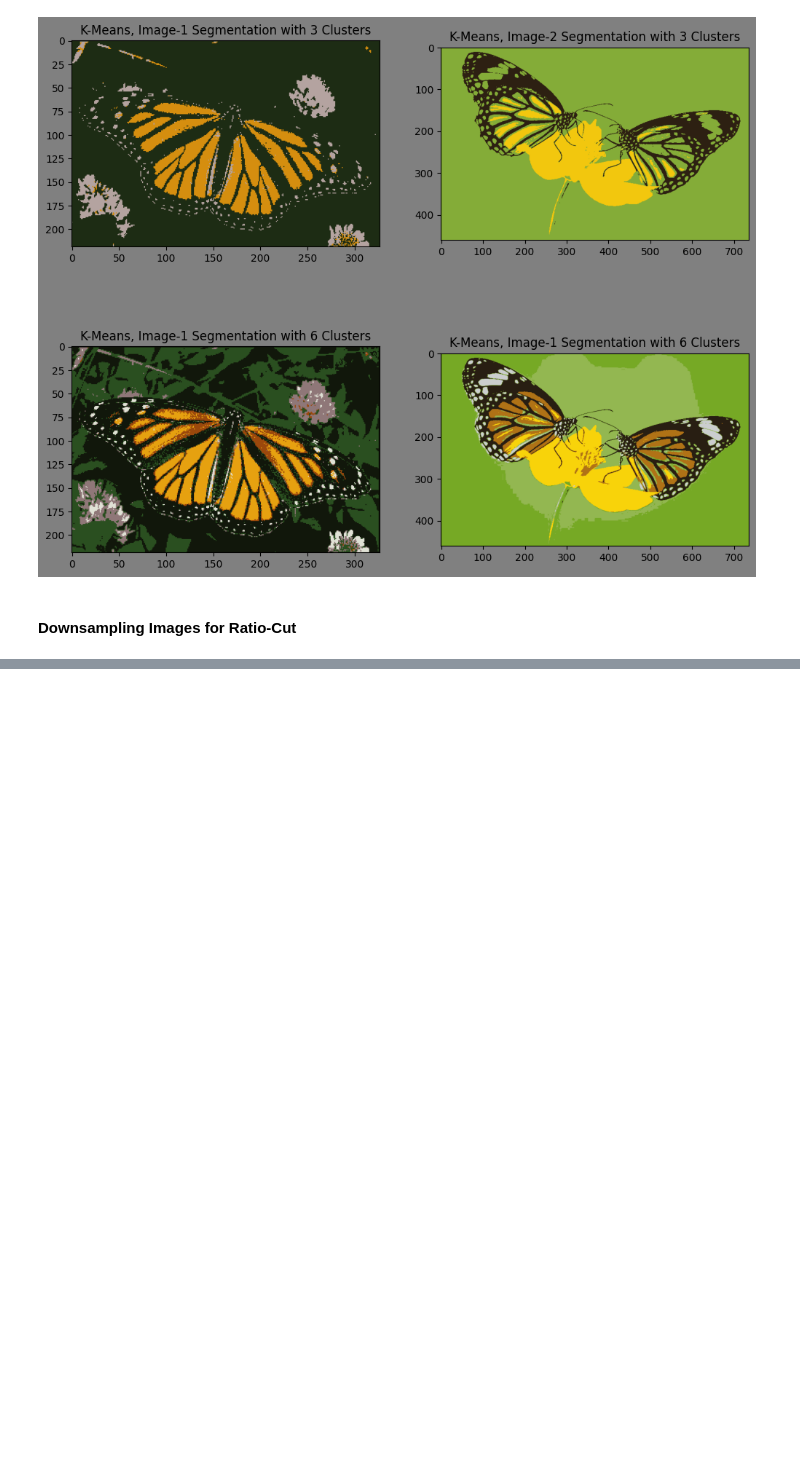
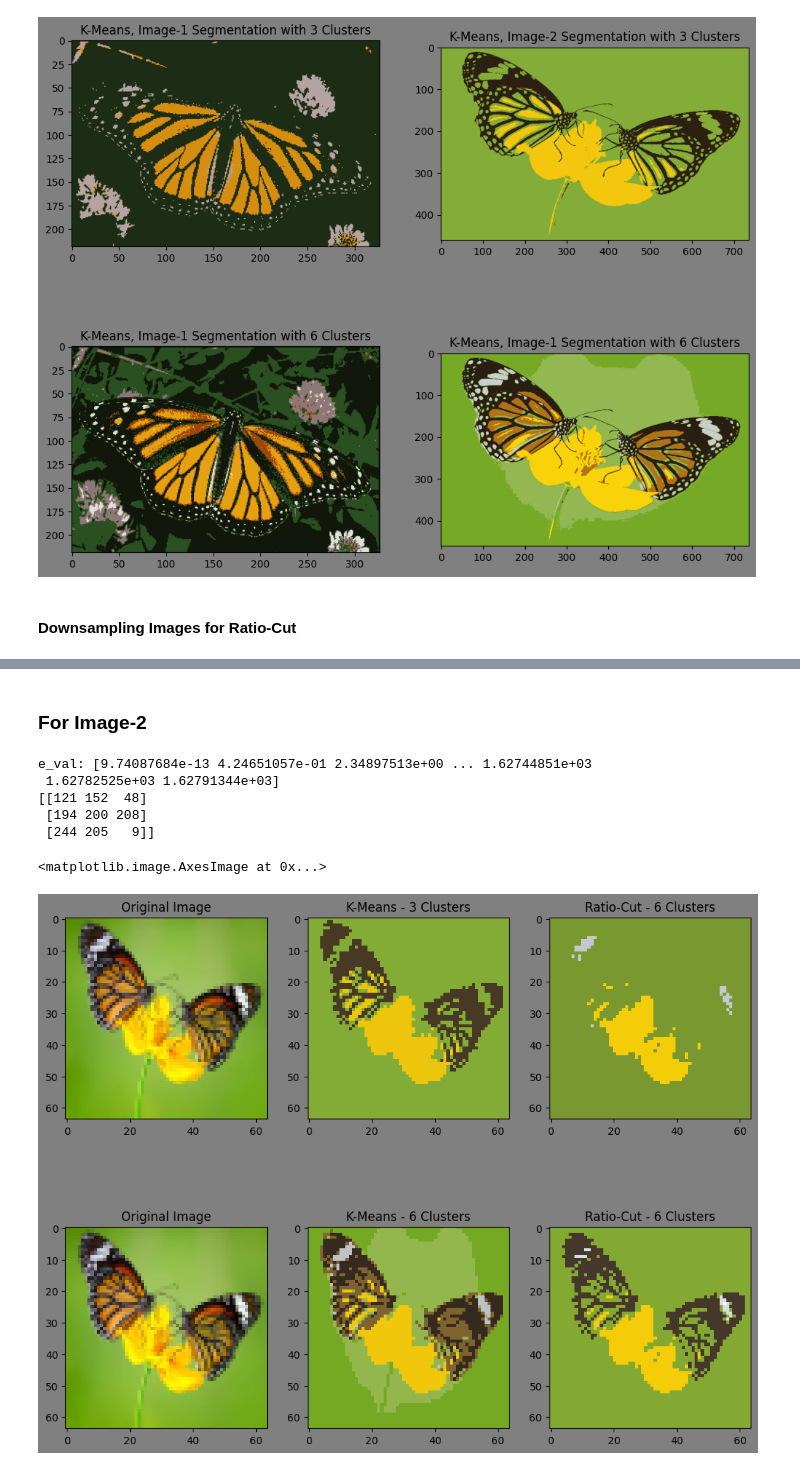
Before and after one commit to Asharma538/computer_vision, a Jupyter notebook: PA_2/Ques1.ipynb, the cells around one changed output, grey strips where cells are left out. Saved outputs shown, nothing was run; the diff lists cells and outputs as text; code cells hidden in the pictures; blank space fills up the shorter version.

```diff
--- a/PA_2/Ques1.ipynb
+++ b/PA_2/Ques1.ipynb
@@ -163,0 +240,51 @@ Applying KMeans to H
+# %% [markdown]
+### For Image-2
+# %%
+segmented_image2_3_clusters_kmeans = kmeans_segmentation(image2_64x64,3,0.85)
+segmented_image2_6_clusters_kmeans = kmeans_segmentation(image2_64x64,6,0.85)
+
+W_img2_3_clusters=calculate_adj_matrix(image2_64x64_flattened,sigma_sq=1225,lambda_val=0.01)
+segmented_image2_3_clusters_ratio_cut = ratio_cut_clustering(image=image2_64x64_flattened,
+                                                             W=W_img2_3_clusters,
+                                                             k=3,
+                                                             eps=0.0028)
+
+W_img2_6_clusters=calculate_adj_matrix(image2_64x64_flattened,sigma_sq=1225,lambda_val=0.01)
+segmented_image2_6_clusters_ratio_cut = ratio_cut_clustering(image=image2_64x64_flattened,
+                                                             W=W_img2_6_clusters,
+                                                             k=6,
+                                                             eps=0.0028)
+
+fig = plt.figure(figsize=(12,10),facecolor='gray')
+
+fig.add_subplot(2,3,1)
+plt.title('Original Image')
+plt.imshow(image2_64x64)
+
+fig.add_subplot(2,3,2)
+plt.title('K-Means - 3 Clusters')
+plt.imshow(segmented_image2_3_clusters_kmeans)
+
+fig.add_subplot(2,3,3)
+plt.title('Ratio-Cut - 6 Clusters')
+plt.imshow(segmented_image2_3_clusters_ratio_cut)
+
+fig.add_subplot(2,3,4)
+plt.title('Original Image')
+plt.imshow(image2_64x64)
+
+fig.add_subplot(2,3,5)
+plt.title('K-Means - 6 Clusters')
+plt.imshow(segmented_image2_6_clusters_kmeans)
+
+fig.add_subplot(2,3,6)
+plt.title('Ratio-Cut - 6 Clusters')
+plt.imshow(segmented_image2_6_clusters_ratio_cut)
+# %% [output]
+e_val: [9.74087684e-13 4.24651057e-01 2.34897513e+00 ... 1.62744851e+03
+ 1.62782525e+03 1.62791344e+03]
+[[121 152  48]
+ [194 200 208]
+ [244 205   9]]
+<matplotlib.image.AxesImage at 0x...>
+[figure, added]
```
Also changed, not shown: parts of 12 cells of this notebook, 2 other files.
